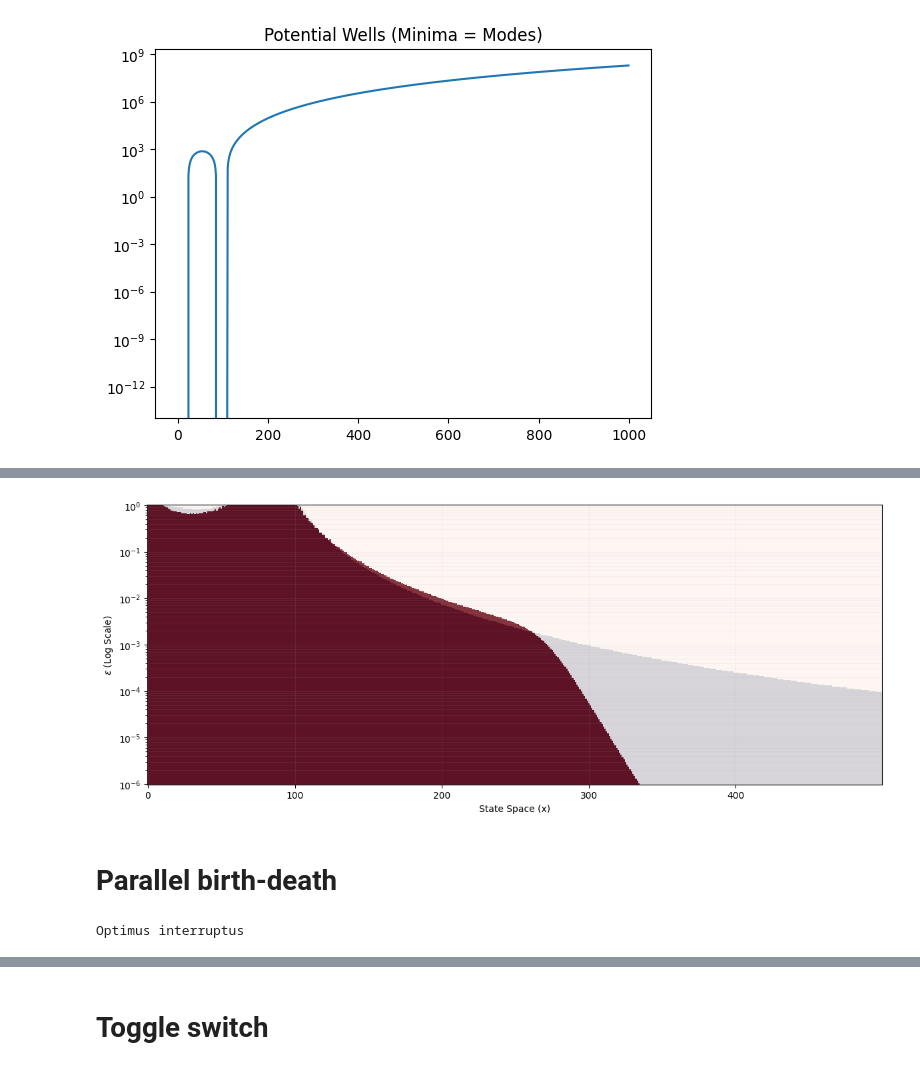
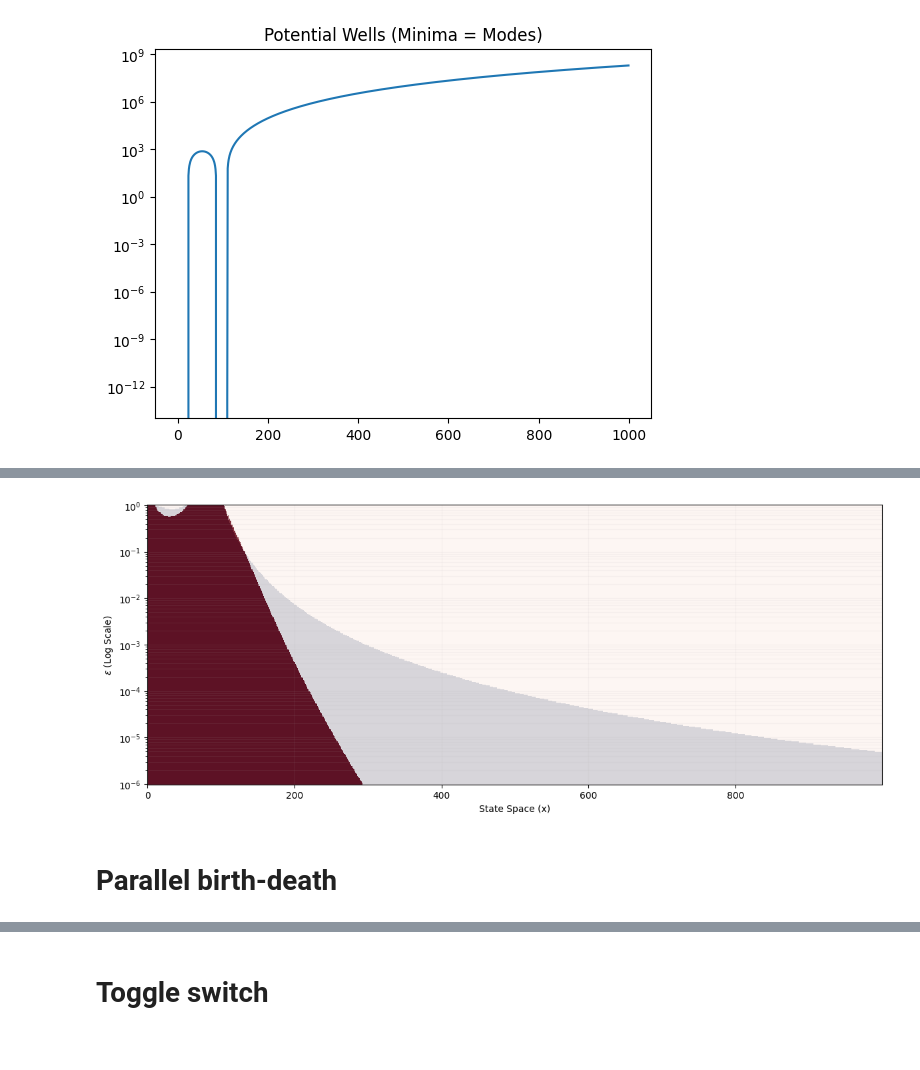
Before and after one commit to mbackenkoehler/crn_lyapunov, a Jupyter notebook: Adversarial.ipynb, the cells around one changed output, grey strips where cells are left out. Drawn from its saved outputs; the diff is of its cells as text; code cells hidden in the pictures.

```diff
--- a/Adversarial.ipynb
+++ b/Adversarial.ipynb
@@ -481,0 +250,17 @@ plt.show()
+# %%
+from crn_lyapunov.crn import Schloegl
+
+net = Schloegl(**params)
+
+model, adv, history, history_dmax = train_tight_sets(
+    net,
+    quadratic_ref,
+    TightLoss(),
+    steps_evolve=5,
+    n_adv_samples=8,
+    n_rand_samples=8,
+    max_n=500,
+    lr=1e-3,
+    hidden_dim=64,
+    n_epochs=1000,
+)
@@ -482,59 +278,16 @@ plt.show()
 # %%
-plot_level_set_comparison(model, net, quadratic_ref, x_max=500, min_level=-6)
+plot_level_set_comparison(model, net, quadratic_ref, x_max=1000, min_level=-6)
 # %% [output]
-[figure, old version]
+[figure, new version]
 # %% [markdown]
 # Parallel birth-death
 # %%
-class ParBD(ReactionNetwork):
-    def __init__(self):
-        S = torch.tensor(
-            [
-                [1.0, 0.0],
-                [-1.0, 0.0],
-                [0.0, 1.0],
-                [0.0, -1.0],
-            ]
-        )
-        super().__init__(S, self._propensities)
+from crn_lyapunov.crn import ParBD
 
-        self.alpha = 1.0
-        self.beta = 0.01
-
-    def _propensities(self, x):
-        X, Y = x[:, 0:1], x[:, 1:2]
-
-        return torch.cat(
-            [
-                torch.full_like(X, self.alpha),
-                self.beta * X,
-                torch.full_like(Y, self.alpha),
-                self.beta * Y,
-            ],
-            dim=1,
-        )
 
 def ref_g(x):
     X, Y = x[:, 0:1], x[:, 1:2]
     return (X - 0) ** 2 + (Y - 0) ** 2
 
+
 net_parbd = ParBD()
-
-
-model_parbd, adv_parbd, h_loss, h_dmax = train_tight_sets(
-    net_parbd,
-    ref_g,
-    probability=None,
-    n_species=2,
-    steps_evolve=1,
-    hidden_dim=512, # Smaller hidden_dim for fewer species
-    n_adv_samples=2**8,
-    n_rand_samples=2**10,
-    max_n=3000,
-    n_epochs=3000,
-    gamma=0.5,
-    lr=1e-4,
-    d_max_weight=.01,
-)
-# %% [output]
-Optimus interruptus
```
Also changed, not shown: parts of 52 cells of this notebook.
